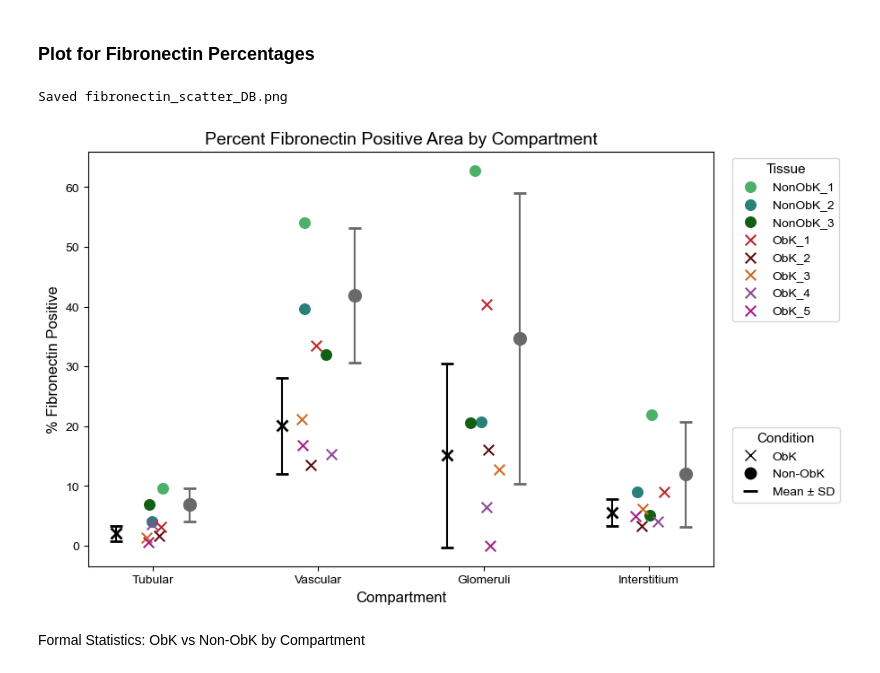
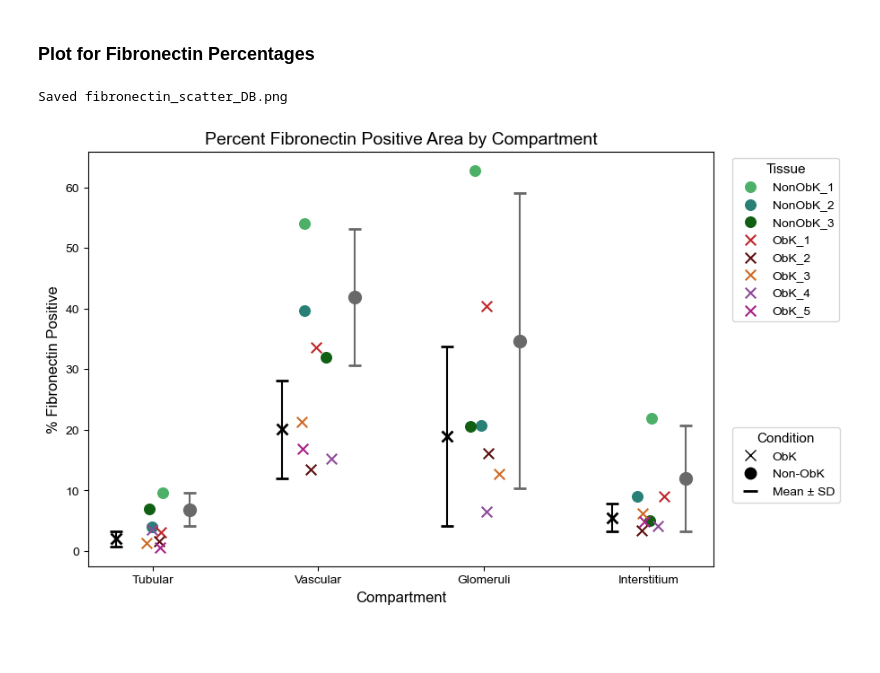
Before and after one commit to B282025-2025/Dissertation, a Jupyter notebook: Python/compartment_analysis.ipynb, the cells around one changed output. Cells and saved outputs as stored; diff of their text form; code cells hidden in the pictures; blank space fills up the shorter version.

```diff
--- a/Python/compartment_analysis.ipynb
+++ b/Python/compartment_analysis.ipynb
@@ -208,11 +208,18 @@ Formal statistics: for each compartment, ObK is compared against
 Non-ObK using an unpaired (Welch) two-sample t-test -- unpaired
 because ObK and Non-ObK are different tissue sections with no natural
 matching between them, and Welch's version is used since the two
-groups have unequal sample sizes (n=5 vs n=3). The four compartment
+groups have unequal sample sizes (n=5 vs n=3, minus any sections
+excluded per compartment as described below). The four compartment
 comparisons are corrected for multiple testing with Holm-Bonferroni.
 Significant comparisons (adjusted p < 0.05) are annotated on the plot;
 the full comparison table (pairwise_stats_df) is built here and shown
 in the next cell.
+
+Sections with a compartment area of 0 um^2 (e.g. ObK_5 has no
+glomeruli present) are excluded from that compartment's plot points
+and statistics -- a 0 um^2 area means there was nothing to measure,
+not a genuine 0% Fibronectin observation, so it is treated as missing
+data rather than included as a data point.
 """
 
 # One color per tissue Description
@@ -244,8 +251,14 @@ fig2, ax2 = plt.subplots(figsize=(9, 6))
 x_positions = {c: i for i, c in enumerate(COMPARTMENT_ORDER)}
 rng = np.random.default_rng(seed=3)  # fixed seed for reproducible jitter
 
+# Exclude compartments with 0 um^2 measured area (e.g. ObK_5 has no
+# glomeruli present). A 0 um^2 area is missing data -- there is nothing
+# to compute a %Fibronectin value for -- not a genuine 0% observation,
+# so these rows are dropped before plotting and before the stats below.
+df_stats = df[df["Compartment_Area_um2"] > 0].copy()
+
 for description, color in DESCRIPTION_COLORS.items():
-    sub = df[df["Description"] == description]
+    sub = df_stats[df_stats["Description"] == description]
     if sub.empty:
         continue
     category = sub["Category"].iloc[0]
@@ -275,7 +288,7 @@ CATEGORY_STAT_COLORS = {
 }
 
 desc_stats = (
-    df.groupby(["Compartment", "Category"])["Percent_Fibronectin"]
+    df_stats.groupby(["Compartment", "Category"])["Percent_Fibronectin"]
     .agg(mean="mean", std="std")
     .reset_index()
 )
@@ -332,7 +345,7 @@ def sig_stars(p):
 
 comparison_rows = []
 for compartment in COMPARTMENT_ORDER:
-    comp_df = df[df["Compartment"] == compartment]
+    comp_df = df_stats[df_stats["Compartment"] == compartment]
     obk_vals = comp_df.loc[comp_df["Category"] == "ObK", "Percent_Fibronectin"]
     nonobk_vals = comp_df.loc[comp_df["Category"] == "Non-ObK", "Percent_Fibronectin"]
 
@@ -394,33 +407,31 @@ ax2.add_artist(tissue_legend)  # keep this legend when the next one is added
 
 # Legend #2: category -> marker shape (raw points) + mean +/- SD
 category_handles = [
     plt.Line2D(
         [], [], color="black", marker=marker, linestyle="None",
         markersize=9, label=category,
     )
     for category, marker in MARKERS.items()
 ]
 category_handles.append(
     plt.Line2D(
         [], [], color="black", marker="_", linestyle="None",
         markersize=12, markeredgewidth=2, label="Mean \u00b1 SD",
     )
 )
 category_legend = ax2.legend(
     handles=category_handles, title="Condition",
     bbox_to_anchor=(1.02, 0.35), loc="upper left",
 )
 
 fig2.savefig(
     "fibronectin_scatter_DB.png",
     dpi=200,
     facecolor="white",
     bbox_inches="tight",
     bbox_extra_artists=[tissue_legend, category_legend],
 )
 print("Saved fibronectin_scatter_DB.png")
 # %% [output]
 Saved fibronectin_scatter_DB.png
-[figure, old version]
+[figure, new version]
-# %% [markdown]
-Formal Statistics: ObK vs Non-ObK by Compartment
```
Also changed, not shown: parts of 3 cells of this notebook.
